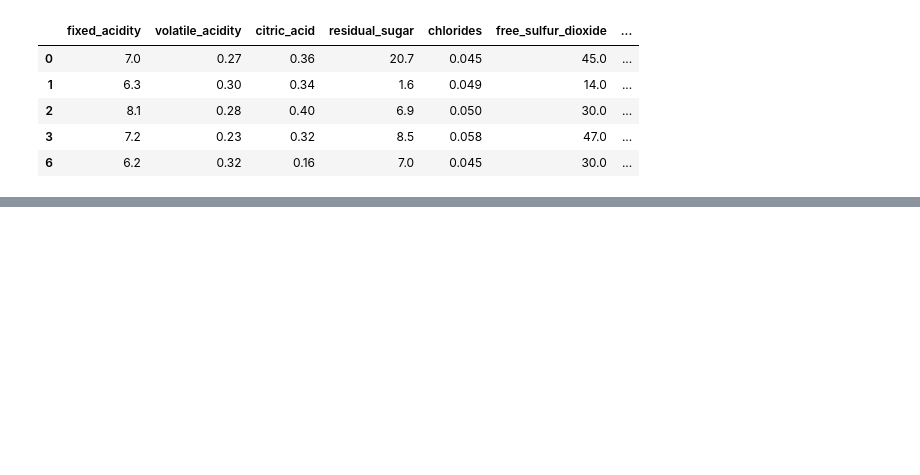
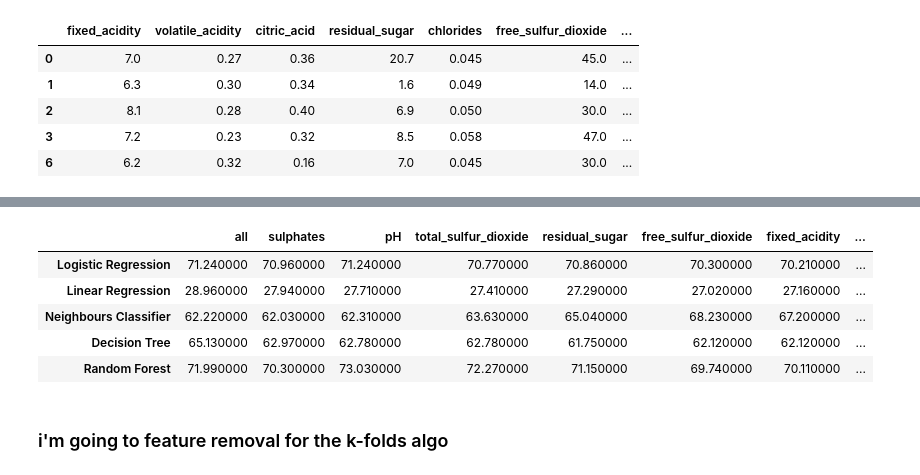
Before and after one commit to baz263/winery_project, a Jupyter notebook: ML_02.ipynb, the cells around one changed output, grey strips where cells are left out. Cells and saved outputs as stored; diff of their text form; code cells hidden in the pictures; blank space fills up the shorter version.

```diff
--- a/ML_02.ipynb
+++ b/ML_02.ipynb
@@ -308,0 +696,11 @@ using our '''
+# %%
+display(comparison_df)
+# %% [output]
+|  | all | sulphates | pH | total_sulfur_dioxide | residual_sugar | free_sulfur_dioxide | fixed_acidity | ... |
+| Logistic Regression | 71.240000 | 70.960000 | 71.240000 | 70.770000 | 70.860000 | 70.300000 | 70.210000 | ... |
+| Linear Regression | 28.960000 | 27.940000 | 27.710000 | 27.410000 | 27.290000 | 27.020000 | 27.160000 | ... |
+| Neighbours Classifier | 62.220000 | 62.030000 | 62.310000 | 63.630000 | 65.040000 | 68.230000 | 67.200000 | ... |
+| Decision Tree | 65.130000 | 62.970000 | 62.780000 | 62.780000 | 61.750000 | 62.120000 | 62.120000 | ... |
+| Random Forest | 71.990000 | 70.300000 | 73.030000 | 72.270000 | 71.150000 | 69.740000 | 70.110000 | ... |
+# %% [markdown]
+### i'm going to feature removal for the k-folds algo
```
Also changed, not shown: parts of 39 cells of this notebook, 17 other files.
